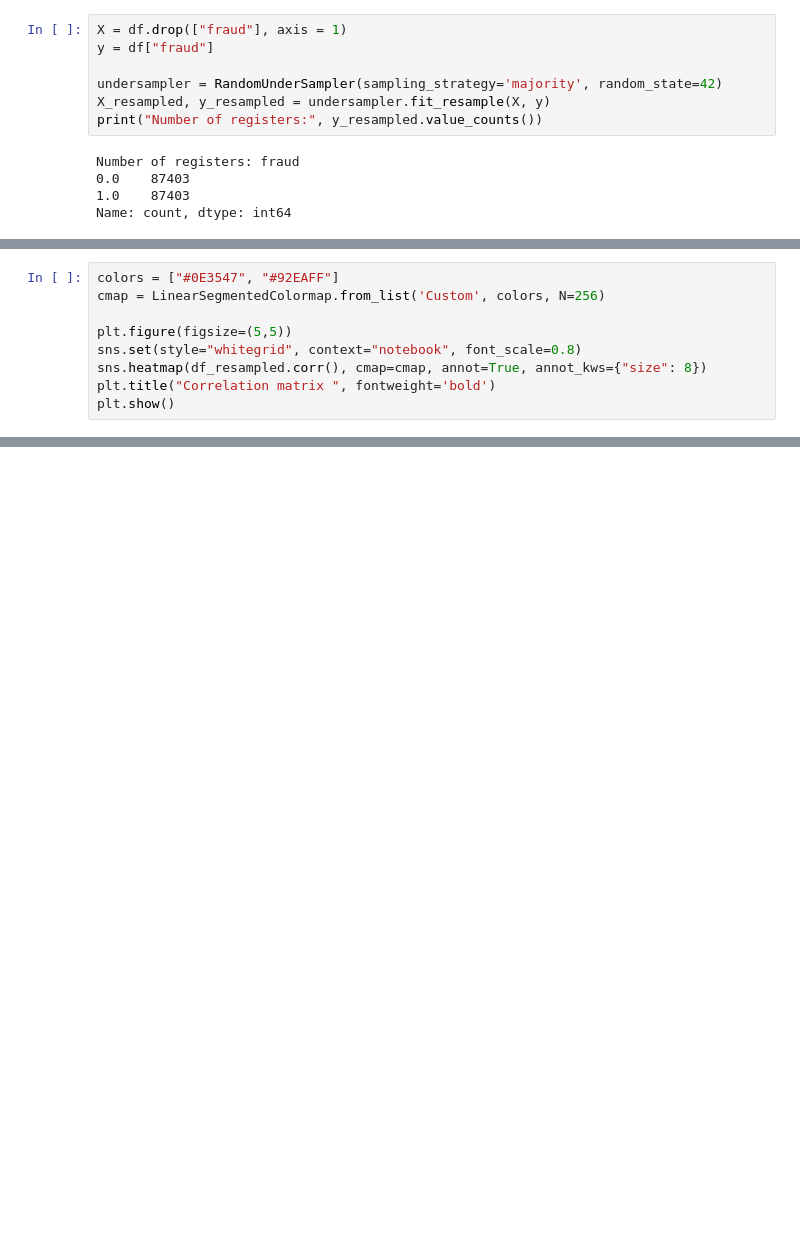
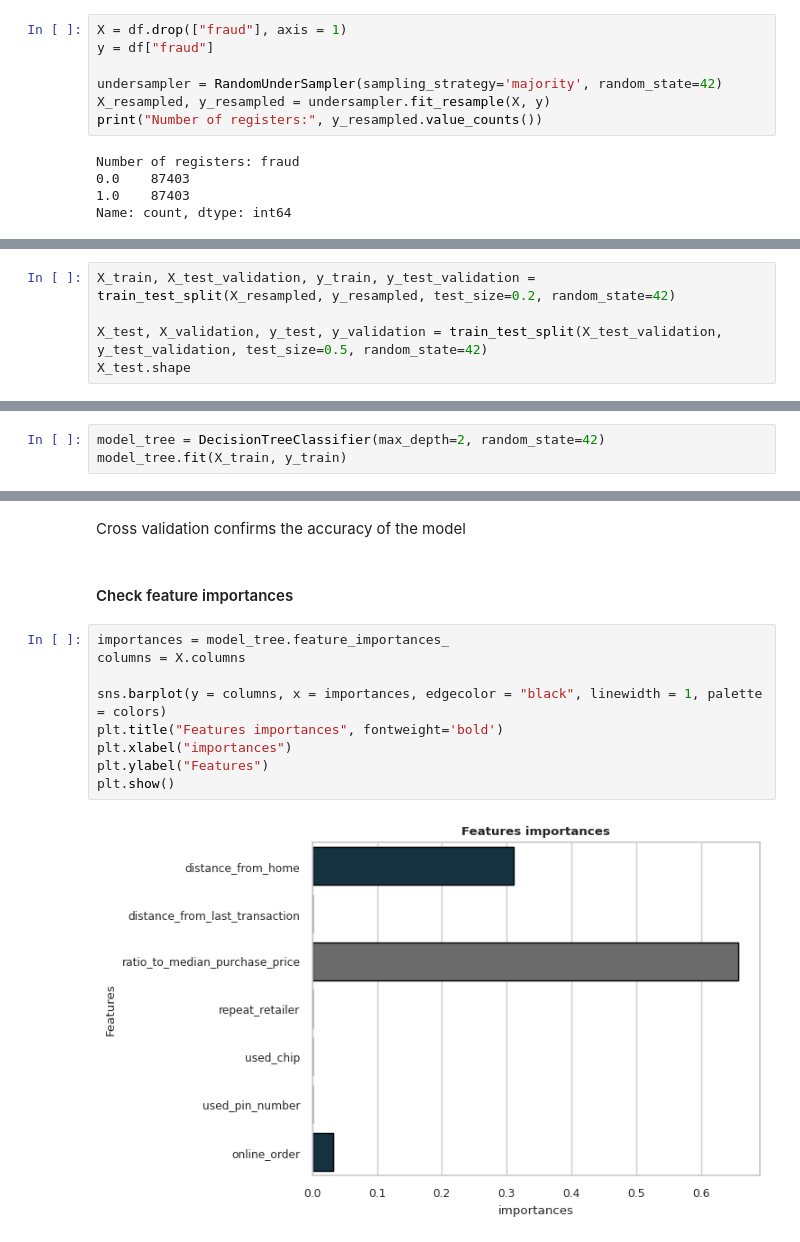
Before and after one commit to William-CCS96/Credit-card-fraud-predictive-model-with_decision_tree_and_random_forest, a Jupyter notebook: notebooks/0.0-credit_card_fraud_predictive_model_with_decision_tree_and_random_forest-introduction.ipynb, the cells around one changed output, grey strips where cells are left out. Cells and saved outputs as stored; diff of their text form; blank space fills up the shorter version.

```diff
--- a/notebooks/0.0-credit_card_fraud_predictive_model_with_decision_tree_and_random_forest-introduction.ipynb
+++ b/notebooks/0.0-credit_card_fraud_predictive_model_with_decision_tree_and_random_forest-introduction.ipynb
@@ -184,9 +225,0 @@ df_resampled.describe()
-# %%
-colors = ["#0E3547", "#92EAFF"]
-cmap = LinearSegmentedColormap.from_list('Custom', colors, N=256)
-
-plt.figure(figsize=(5,5))
-sns.set(style="whitegrid", context="notebook", font_scale=0.8)
-sns.heatmap(df_resampled.corr(), cmap=cmap, annot=True, annot_kws={"size": 8})
-plt.title("Correlation matrix ", fontweight='bold')
-plt.show()
@@ -212,0 +228,5 @@ plt.show()
+# %%
+X_train, X_test_validation, y_train, y_test_validation = train_test_split(X_resampled, y_resampled, test_size=0.2, random_state=42)
+
+X_test, X_validation, y_test, y_validation = train_test_split(X_test_validation, y_test_validation, test_size=0.5, random_state=42)
+X_test.shape
@@ -212,0 +240,3 @@ plt.show()
+# %%
+model_tree = DecisionTreeClassifier(max_depth=2, random_state=42)
+model_tree.fit(X_train, y_train)
@@ -212,0 +278,15 @@ plt.show()
+# %% [markdown]
+Cross validation confirms the accuracy of the model
+# %% [markdown]
+#### Check feature importances
+# %%
+importances = model_tree.feature_importances_
+columns = X.columns
+
+sns.barplot(y = columns, x = importances, edgecolor = "black", linewidth = 1, palette = colors)
+plt.title("Features importances", fontweight='bold')
+plt.xlabel("importances")
+plt.ylabel("Features")
+plt.show()
+# %% [output]
+[figure, added]
```
Also changed, not shown: parts of 49 cells of this notebook.
